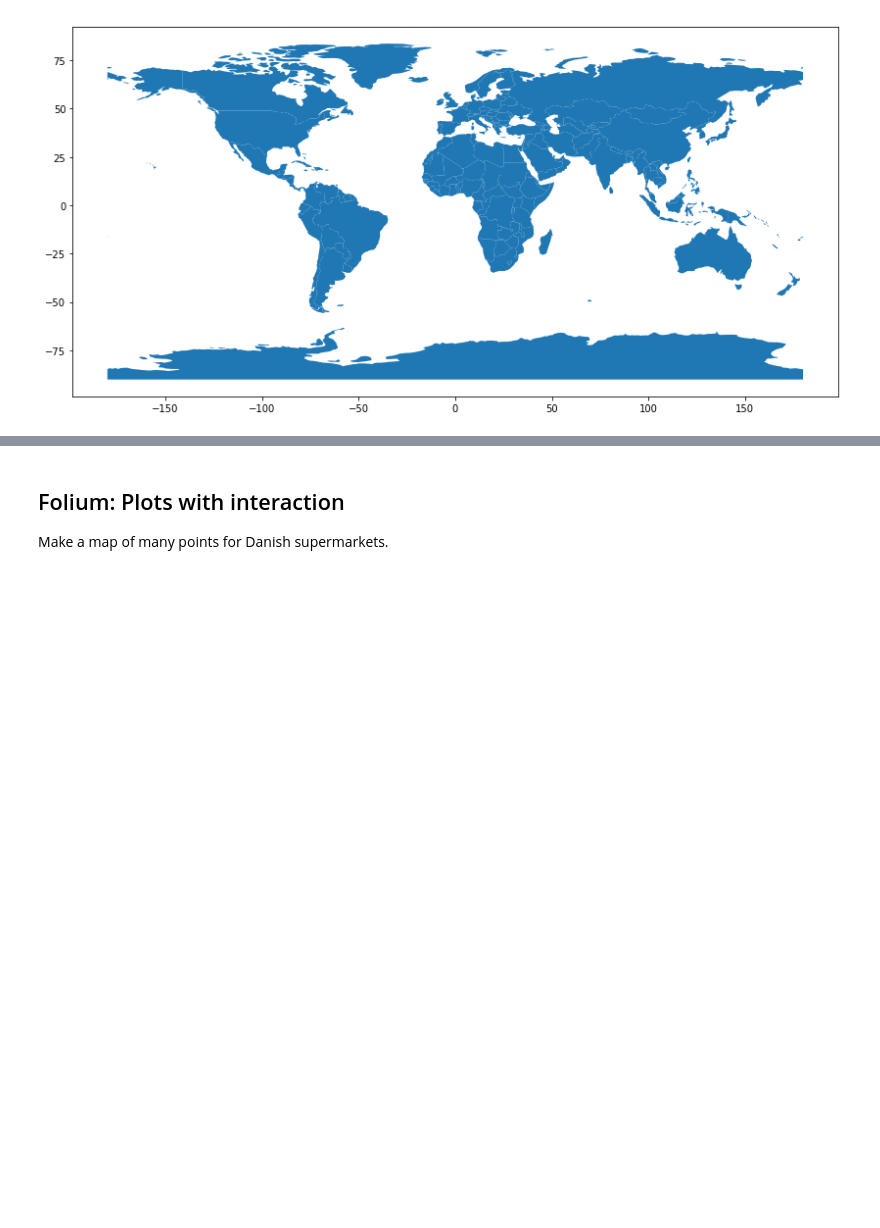
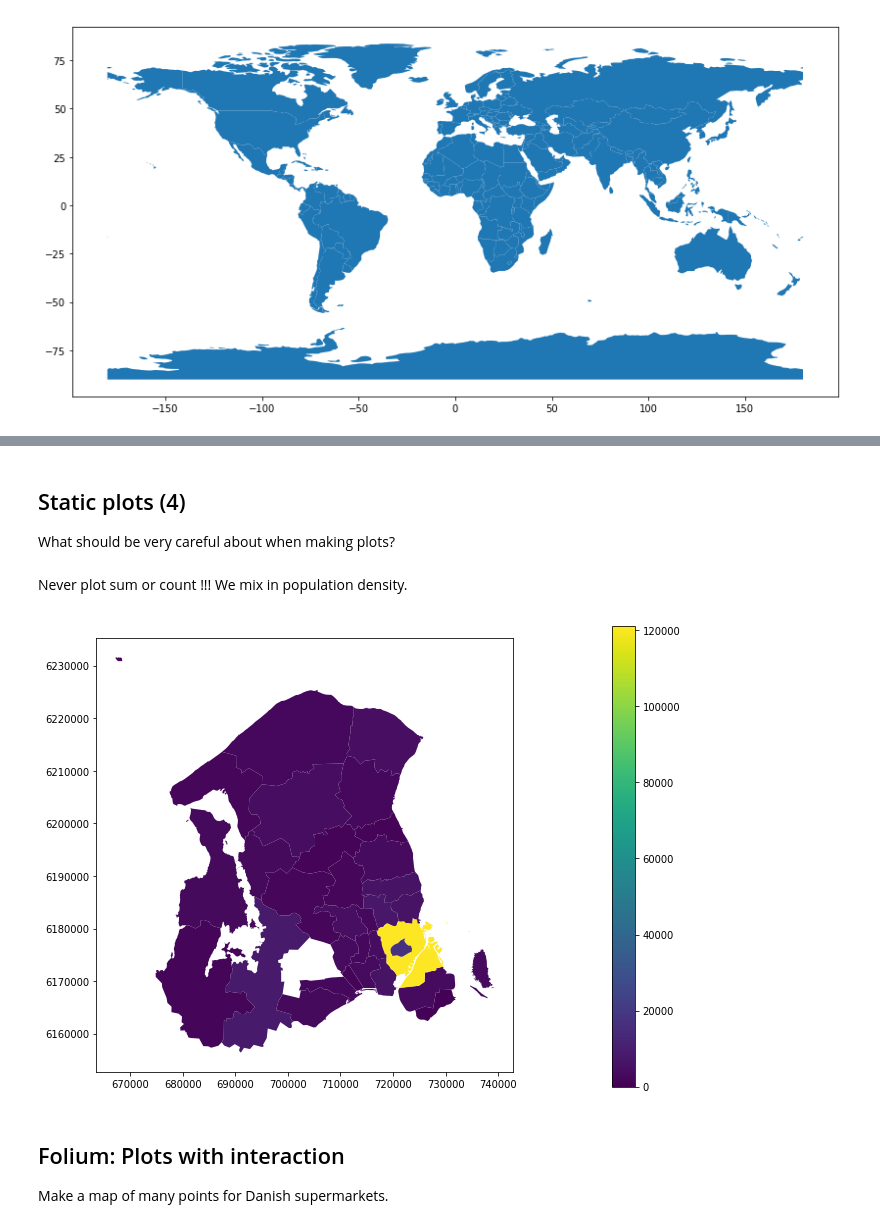
Before and after one commit to abjer/tsds, a Jupyter notebook: material/9_spatial1/slides_week9_spatial_data.ipynb, the cells around one changed output, grey strips where cells are left out. Cells and saved outputs as stored; diff of their text form; code cells hidden in the pictures; blank space fills up the shorter version.

```diff
--- a/material/9_spatial1/slides_week9_spatial_data.ipynb
+++ b/material/9_spatial1/slides_week9_spatial_data.ipynb
@@ -221,3 +226,13 @@ f_cph_young_count
+# %% [markdown]
+## Static plots (4)
+
+What should be very careful about when making plots?
+# %% [markdown]
+Never plot sum or count !!! We mix in population density.
+# %%
+f_cph_young_count_mun
+# %% [output]
+[figure, added]
 # %% [markdown]
 ## Folium: Plots with interaction
 
```
Also changed, not shown: parts of 22 cells of this notebook, 4 other files.
